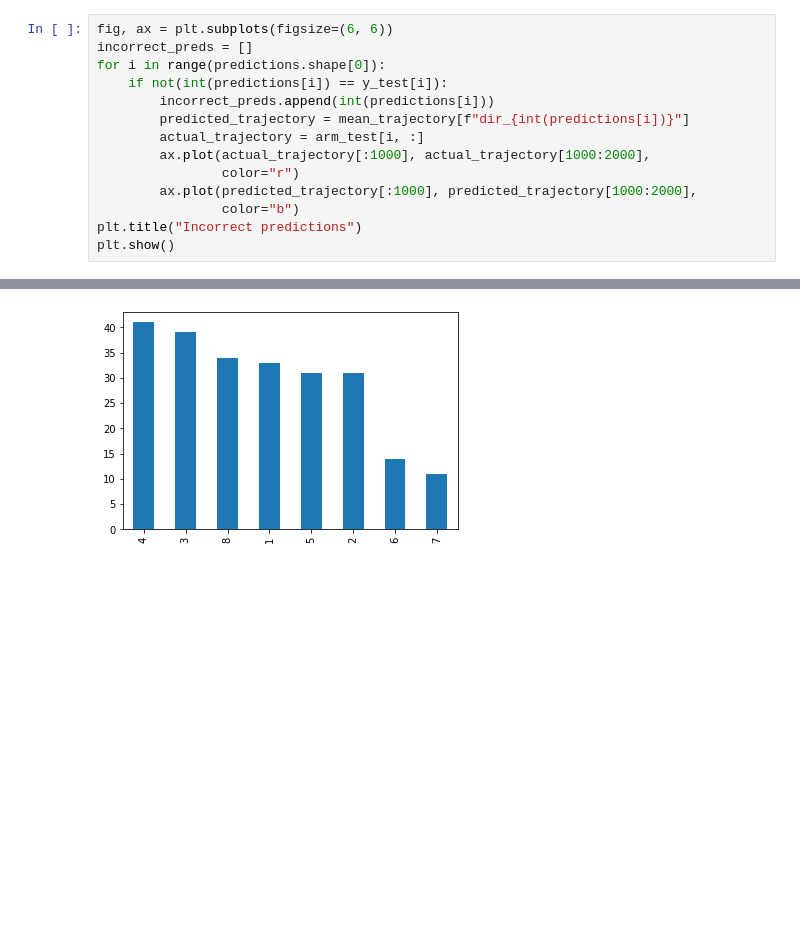
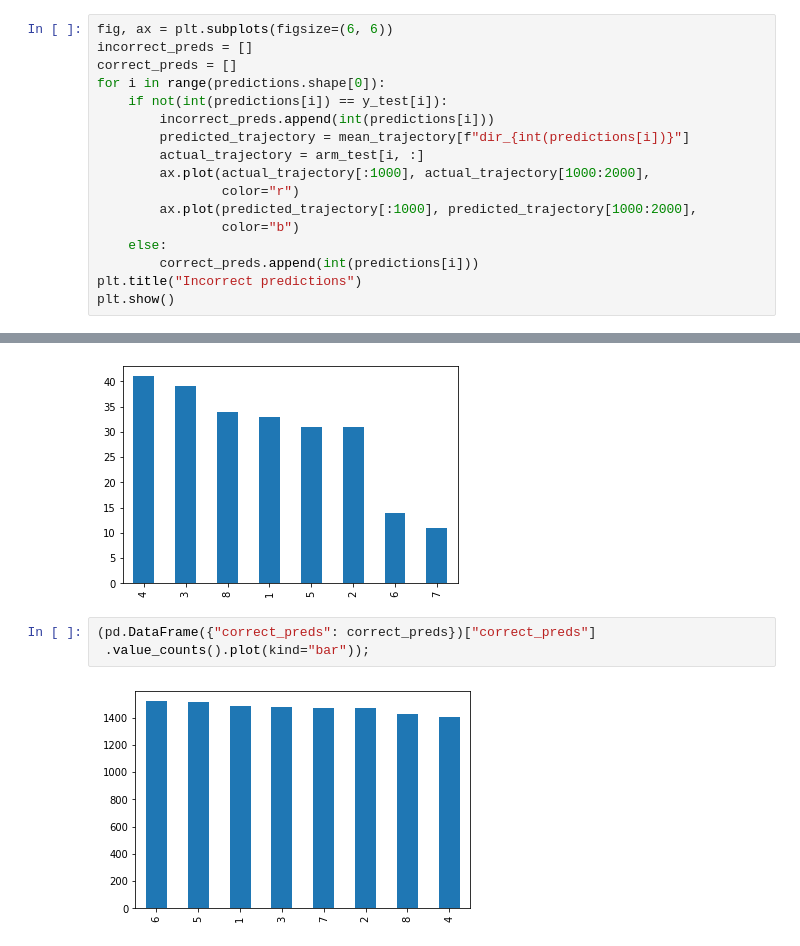
Before and after one commit to joshsia/monkey-neural-decoder, a Jupyter notebook: lr_prototype.ipynb, the cells around one changed output, grey strips where cells are left out. Saved outputs shown, nothing was run; the diff lists cells and outputs as text; blank space fills up the shorter version.

Commit message:
Show distribution of correct predictions by logistic regression

```diff
--- a/lr_prototype.ipynb
+++ b/lr_prototype.ipynb
@@ -129,6 +129,7 @@ Accuracy = 98.05
 # %%
 fig, ax = plt.subplots(figsize=(6, 6))
 incorrect_preds = []
+correct_preds = []
 for i in range(predictions.shape[0]):
     if not(int(predictions[i]) == y_test[i]):
         incorrect_preds.append(int(predictions[i]))
@@ -138,6 +139,8 @@ for i in range(predictions.shape[0]):
                 color="r")
         ax.plot(predicted_trajectory[:1000], predicted_trajectory[1000:2000],
                 color="b")
+    else:
+        correct_preds.append(int(predictions[i]))
 plt.title("Incorrect predictions")
 plt.show()
 # %% [output]
@@ -147,3 +150,8 @@ plt.show()
  .value_counts().plot(kind="bar"));
 # %% [output]
 [figure]
+# %%
+(pd.DataFrame({"correct_preds": correct_preds})["correct_preds"]
+ .value_counts().plot(kind="bar"));
+# %% [output]
+[figure, added]
```
Also changed, not shown: parts of 1 cell of this notebook.
